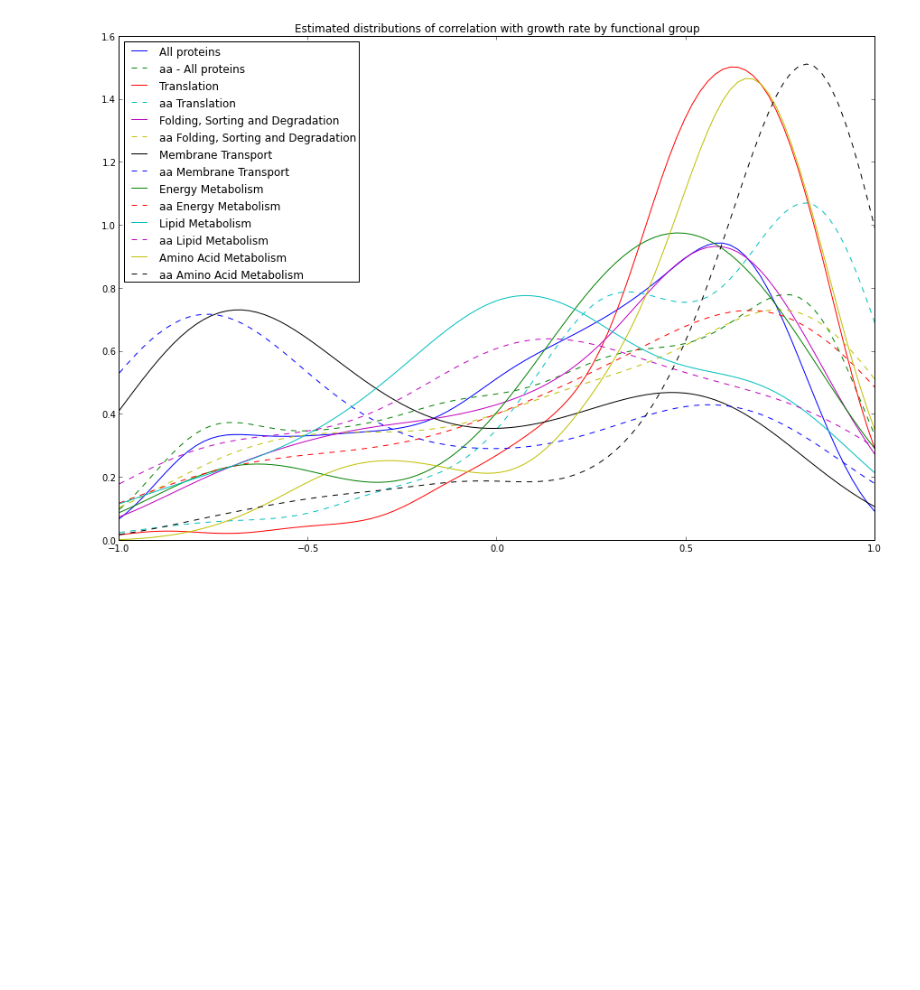
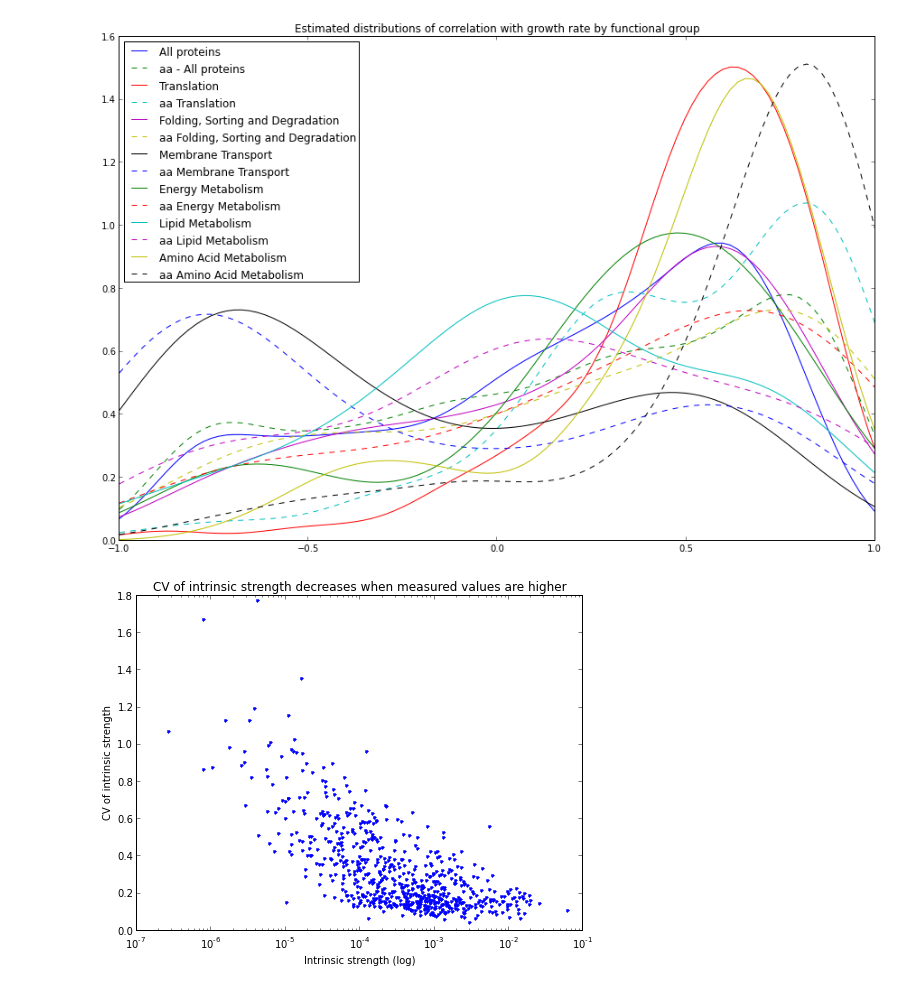
Before and after one commit to uriba/proteome-analysis, a Jupyter notebook: Untitled0.ipynb, the cells around one changed output. Drawn from its saved outputs; the diff is of its cells as text; code cells hidden in the pictures; blank space fills up the shorter version.

```diff
--- a/Untitled0.ipynb
+++ b/Untitled0.ipynb
@@ -29,3 +30,9 @@ covs = []catcovs = {}noise = []slopes = []mins = []positive = 0high_correlation_
 # %% [output]
 <matplotlib.legend.Legend at 0x...>
 [figure]
+# %%
+hc_weights = hc_prots / hc_prots.sum()
+# %%
+norm_vars = hc_weights.std(axis=1) / hc_weights.mean(axis=1)plot(hc_weights.mean(axis=1),norm_vars,'.')xscale('log')title('CV of intrinsic strength decreases when measured values are higher')xlabel('Intrinsic strength (log)')ylabel('CV of intrinsic strength')savefig('CVvsDetectionLevel.png')
+# %% [output]
+[figure, added]
```
Also changed, not shown: parts of 6 cells of this notebook.
